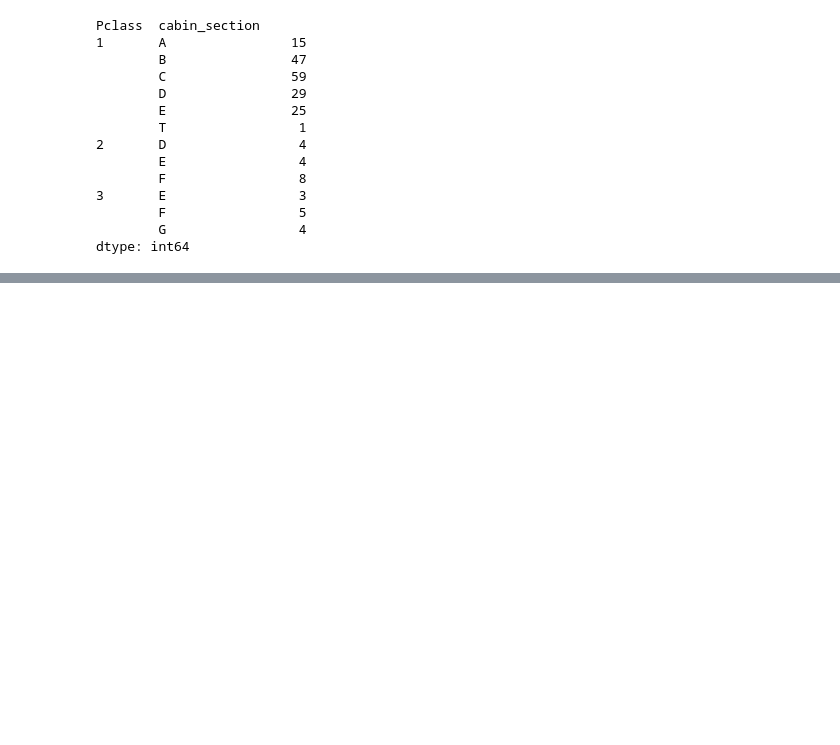
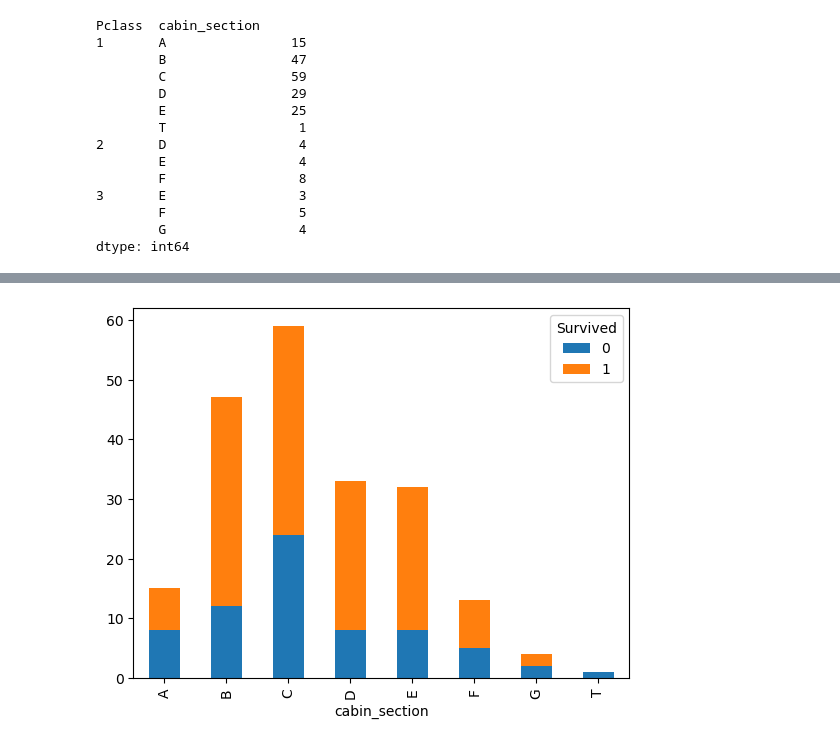
Before and after one commit to suminhand/Titanic, a Jupyter notebook: 과제1_제출용.ipynb, the cells around one changed output, grey strips where cells are left out. Cells and saved outputs as stored; diff of their text form; code cells hidden in the pictures; blank space fills up the shorter version.

```diff
--- a/과제1_제출용.ipynb
+++ b/과제1_제출용.ipynb
@@ -316,0 +332,7 @@ dtype: int64
+# %%
+a = titanic.groupby("cabin_section")["Survived"].value_counts()
+a.unstack().plot.bar(stacked=True)
+
+plt.show()
+# %% [output]
+[figure, added]
```
Also changed, not shown: parts of 3 cells of this notebook.
